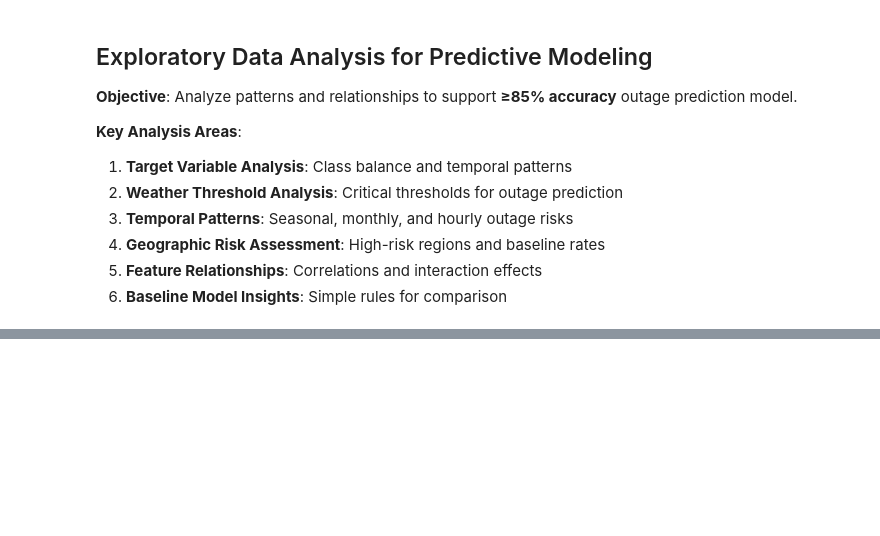
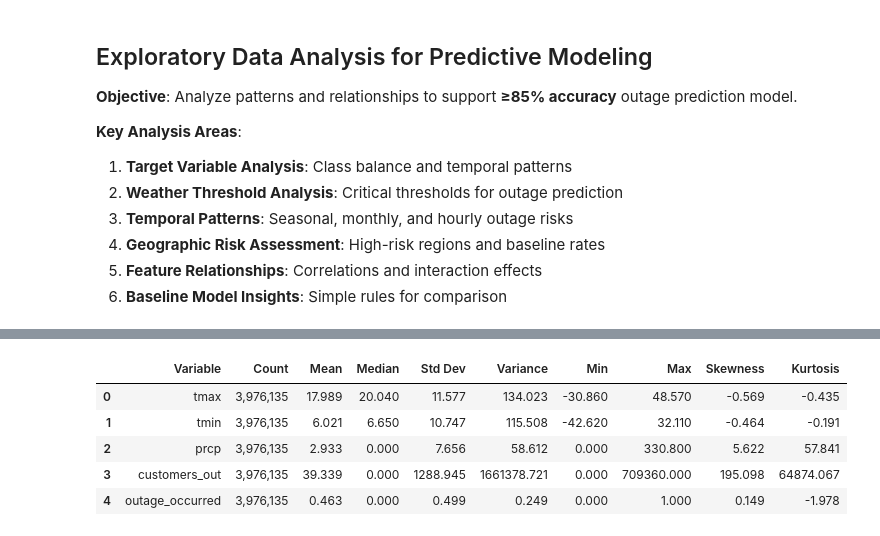
Before and after one commit to BTT-Abt-Global-1A/AI-Studio-Project, a Jupyter notebook: notebooks/milestone_1/02_data_integration_eda.ipynb, the cells around one changed output, grey strips where cells are left out. Saved outputs shown, nothing was run; the diff lists cells and outputs as text; code cells hidden in the pictures; blank space fills up the shorter version.

```diff
--- a/notebooks/milestone_1/02_data_integration_eda.ipynb
+++ b/notebooks/milestone_1/02_data_integration_eda.ipynb
@@ -745,0 +487,88 @@ Cold + high precip: 46.9% outage rate (73,985 observations)
+# %%
+# Descriptive Statistics
+import pandas as pd
+
+print("=" * 60)
+print("DESCRIPTIVE STATISTICS")
+print("=" * 60)
+
+# Create comprehensive statistics table
+key_vars = ['tmax', 'tmin', 'prcp', 'customers_out', 'outage_occurred']
+
+# Calculate all statistics
+stats_data = []
+for var in key_vars:
+    data = merged_df[var]
+    stats_data.append({
+        'Variable': var,
+        'Count': f"{data.count():,}",
+        'Mean': f"{data.mean():.3f}",
+        'Median': f"{data.median():.3f}",
+        'Std Dev': f"{data.std():.3f}",
+        'Variance': f"{data.var():.3f}",
+        'Min': f"{data.min():.3f}",
+        'Max': f"{data.max():.3f}",
+        'Skewness': f"{data.skew():.3f}",
+        'Kurtosis': f"{data.kurtosis():.3f}"
+    })
+
+stats_df = pd.DataFrame(stats_data)
+print("\nMAIN STATISTICS TABLE:")
+display(stats_df)
+
+# Create percentiles table
+print("\nPERCENTILES TABLE:")
+percentiles_data = []
+percentiles = [5, 25, 50, 75, 95]
+for var in key_vars:
+    data = merged_df[var]
+    row = {'Variable': var}
+    for p in percentiles:
+        row[f'{p}th'] = f"{data.quantile(p/100):.1f}"
+    percentiles_data.append(row)
+
+percentiles_df = pd.DataFrame(percentiles_data)
+display(percentiles_df)
+
+# Variable-specific insights table
+print("\nVARIABLE-SPECIFIC INSIGHTS:")
+
+# Temperature analysis
+temp_range = merged_df['tmax'] - merged_df['tmin']
+temp_stats = pd.DataFrame([
+    ['Daily temp range (mean)', f"{temp_range.mean():.1f}°C"],
+    ['Daily temp range (std)', f"{temp_range.std():.1f}°C"],
+    ['Extreme cold days (< -20°C)', f"{(merged_df['tmin'] < -20).sum():,}"],
+    ['Extreme hot days (> 40°C)', f"{(merged_df['tmax'] > 40).sum():,}"]
+], columns=['Metric', 'Value'])
+
+print("\nTemperature Analysis:")
+display(temp_stats)
+
+# Precipitation analysis
+prcp_nonzero = merged_df[merged_df['prcp'] > 0]['prcp']
+precip_stats = pd.DataFrame([
+    ['Days with precipitation', f"{len(prcp_nonzero):,} ({len(prcp_nonzero)/len(merged_df):.1%})"],
+    ['Mean on rainy days', f"{prcp_nonzero.mean():.1f}mm"],
+    ['Std on rainy days', f"{prcp_nonzero.std():.1f}mm"],
+    ['Heavy rain days (>25mm)', f"{(merged_df['prcp'] > 25).sum():,}"],
+    ['Extreme rain days (>75mm)', f"{(merged_df['prcp'] > 75).sum():,}"]
+], columns=['Metric', 'Value'])
+
+print("\nPrecipitation Analysis:")
+display(precip_stats)
+
+# Customer impact analysis
+customers_nonzero = merged_df[merged_df['customers_out'] > 0]['customers_out']
+customer_stats = pd.DataFrame([
+    ['Events with customer data', f"{len(customers_nonzero):,}"],
+    ['Mean customers affected', f"{customers_nonzero.mean():.0f}"],
+    ['Std customers affected', f"{customers_nonzero.std():.0f}"],
+    ['Coefficient of variation', f"{customers_nonzero.std()/customers_nonzero.mean():.2f}"],
+    ['Large outages (>1000)', f"{(customers_nonzero > 1000).sum():,}"],
+    ['Major outages (>10000)', f"{(customers_nonzero > 10000).sum():,}"]
+], columns=['Metric', 'Value'])
+
+print("\nCustomer Impact Analysis:")
+display(customer_stats)
+# %% [output]
@@ -745,0 +580,6 @@ Cold + high precip: 46.9% outage rate (73,985 observations)
+|  | Variable | Count | Mean | Median | Std Dev | Variance | Min | Max | Skewness | Kurtosis |
+| 0 | tmax | 3,976,135 | 17.989 | 20.040 | 11.577 | 134.023 | -30.860 | 48.570 | -0.569 | -0.435 |
+| 1 | tmin | 3,976,135 | 6.021 | 6.650 | 10.747 | 115.508 | -42.620 | 32.110 | -0.464 | -0.191 |
+| 2 | prcp | 3,976,135 | 2.933 | 0.000 | 7.656 | 58.612 | 0.000 | 330.800 | 5.622 | 57.841 |
+| 3 | customers_out | 3,976,135 | 39.339 | 0.000 | 1288.945 | 1661378.721 | 0.000 | 709360.000 | 195.098 | 64874.067 |
+| 4 | outage_occurred | 3,976,135 | 0.463 | 0.000 | 0.499 | 0.249 | 0.000 | 1.000 | 0.149 | -1.978 |
```
Also changed, not shown: parts of 14 cells of this notebook, 4 other files.
